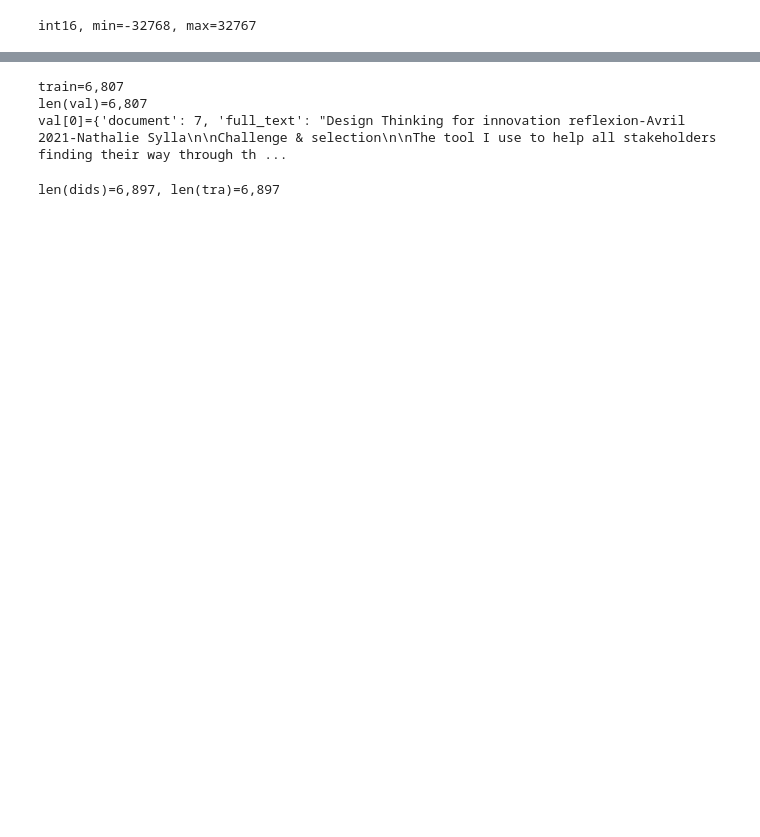
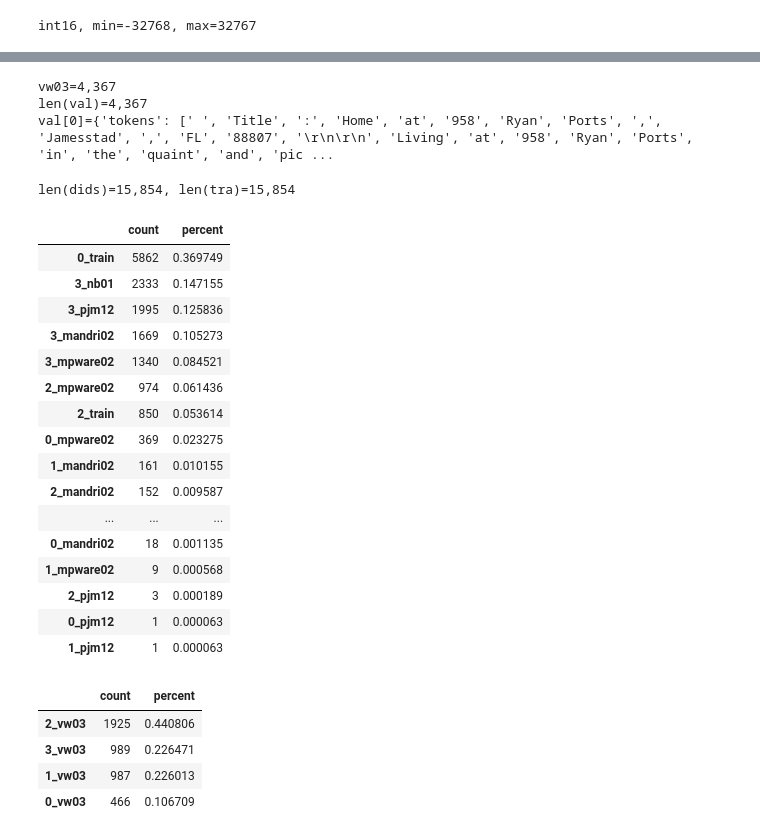
Before and after one commit to seahrh/kaggle-pii-detection-removal-from-educational-data, a Jupyter notebook: 31_handpick_validation.ipynb, the cells around one changed output, grey strips where cells are left out. Saved outputs shown, nothing was run; the diff lists cells and outputs as text; code cells hidden in the pictures; blank space fills up the shorter version.

```diff
--- a/31_handpick_validation.ipynb
+++ b/31_handpick_validation.ipynb
@@ -27,18 +27,18 @@ print(f"int16, min={info.min}, max={info.max}")
 # %% [output]
 int16, min=-32768, max=32767
 # %%
-version = "v021"
+version = "v022"
 tra_files = [
+    Path("input/train.json"),
     Path("input/nicholasbroad/nb01.json"),
-    #Path("input/valentinwerner/vw03.json"),
-    #Path("input/valentinwerner/pjm12.json"),  # PJM v12
+    Path("input/valentinwerner/pjm12.json"),  # PJM v12
     #Path("input/valentinwerner/moth12.json"),  # Moth v12
     Path("input/mpware/mpware02.json"),  # mpware v2
-    Path("input/tonyarobertson/tonrob01.json"),  # tonyarobertson v1
-    #Path("input/mandrilator/mandri02.json"),  # mandrilator v2
+    #Path("input/tonyarobertson/tonrob01.json"),  # tonyarobertson v1
+    Path("input/mandrilator/mandri02.json"),  # mandrilator v2
 ]
 val_files = [
-    Path("input/train.json"),
+    Path("input/valentinwerner/vw03.json"),
 ]
 stratification_strategy = "hes"
 if stratification_strategy=="hme":
@@ -97,9 +99,9 @@ for filepath in val_files:
 val = data
 print(f"len(val)={len(val):,}\nval[0]={val[0]}")
 # %% [output]
-train=6,807
-len(val)=6,807
-val[0]={'document': 7, 'full_text': "Design Thinking for innovation reflexion-Avril 2021-Nathalie Sylla\n\nChallenge & selection\n\nThe tool I use to help all stakeholders finding their way through th ...
+vw03=4,367
+len(val)=4,367
+val[0]={'tokens': [' ', 'Title', ':', 'Home', 'at', '958', 'Ryan', 'Ports', ',', 'Jamesstad', ',', 'FL', '88807', '\r\n\r\n', 'Living', 'at', '958', 'Ryan', 'Ports', 'in', 'the', 'quaint', 'and', 'pic ...
 # %%
 dids = set()
 for row in tra:
@@ -107,26 +109,51 @@ for row in tra:
 print(f"len(dids)={len(dids):,}, len(tra)={len(tra):,}")
 assert len(dids)==len(tra)
 # %% [output]
-len(dids)=6,897, len(tra)=6,897
+len(dids)=15,854, len(tra)=15,854
 # %%
-stratification_groups=[]
-for row in tra:
-    easy,medium,hard=False,False,False
-    if stratification_strategy=="hes":
-        medium=True
-    for label in row["labels"]:
-        if easy and medium and hard:
-            break
-        if label in easy_classes:
-            easy=True
-        elif label in medium_classes:
+for fold in [tra, val]:
+    stratification_groups=[]
+    for row in fold:
+        easy,medium,hard=False,False,False
+        if stratification_strategy=="hes":
             medium=True
-        elif label in hard_classes:
-            hard=True
-    if stratification_strategy=="hme":
-        stratification_groups.append(NerDataset.stratification_group(easy=easy, medium=medium, hard=hard))
-    elif stratification_strategy=="hes":
-        stratification_groups.append(NerDataset.stratification_group_hes(easy=easy, hard=hard, data_source_name=row["source"]))
+        for label in row["labels"]:
+            if easy and medium and hard:
+                break
+            if label in easy_classes:
+                easy=True
+            elif label in medium_classes:
+                medium=True
+            elif label in hard_classes:
+                hard=True
+        if stratification_strategy=="hme":
+            stratification_groups.append(NerDataset.stratification_group(easy=easy, medium=medium, hard=hard))
+        elif stratification_strategy=="hes":
+            stratification_groups.append(NerDataset.stratification_group_hes(easy=easy, hard=hard, data_source_name=row["source"]))
+    display(pdx.value_counts(pd.Series(stratification_groups)))
+# %% [output]
+|  | count | percent |
+| 0_train | 5862 | 0.369749 |
+| 3_nb01 | 2333 | 0.147155 |
+| 3_pjm12 | 1995 | 0.125836 |
+| 3_mandri02 | 1669 | 0.105273 |
+| 3_mpware02 | 1340 | 0.084521 |
+| 2_mpware02 | 974 | 0.061436 |
+| 2_train | 850 | 0.053614 |
+| 0_mpware02 | 369 | 0.023275 |
+| 1_mandri02 | 161 | 0.010155 |
+| 2_mandri02 | 152 | 0.009587 |
+| ... | ... | ... |
+| 0_mandri02 | 18 | 0.001135 |
+| 1_mpware02 | 9 | 0.000568 |
+| 2_pjm12 | 3 | 0.000189 |
+| 0_pjm12 | 1 | 0.000063 |
+| 1_pjm12 | 1 | 0.000063 |
+|  | count | percent |
+| 2_vw03 | 1925 | 0.440806 |
+| 3_vw03 | 989 | 0.226471 |
+| 1_vw03 | 987 | 0.226013 |
+| 0_vw03 | 466 | 0.106709 |
 # %%
 # 1. hard=0, medium=0, easy=1
 # 2. hard=0, medium=1, easy=0
```
Also changed, not shown: parts of 4 cells of this notebook, 1 other file.
